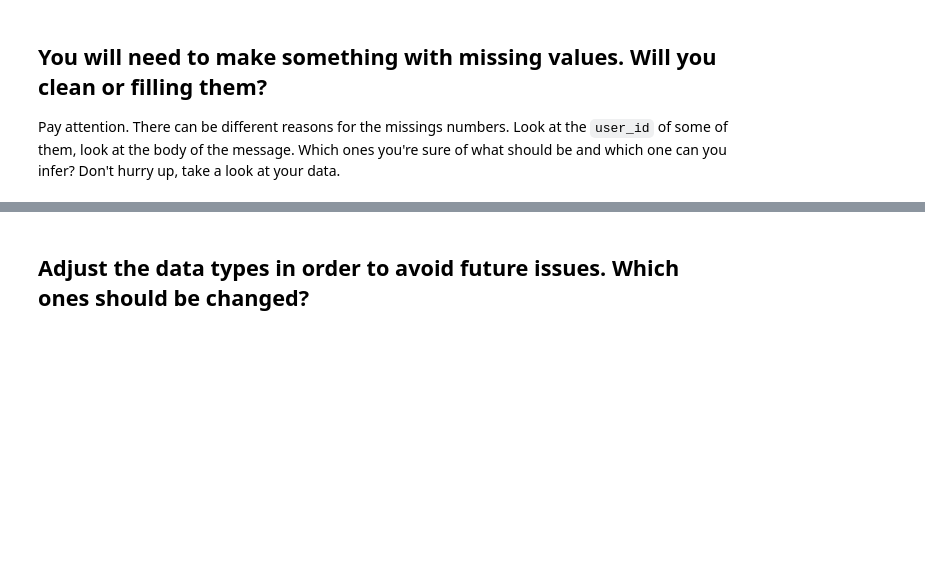
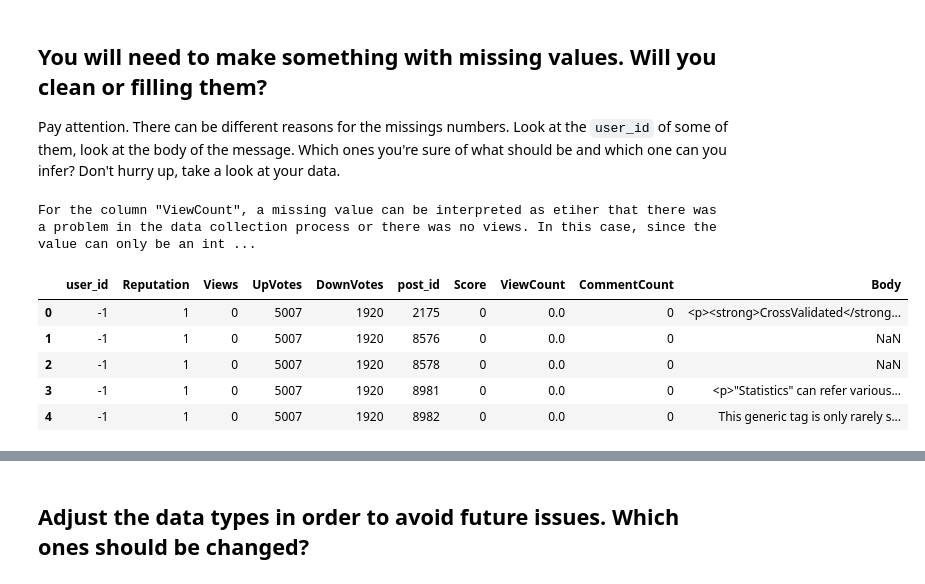
Before and after one commit to gabrielanakasato/ironhack-daft, a Jupyter notebook: labs/lab-w02/06-data-cleaning/your-code/data-cleaning-lab.ipynb, the cells around one changed output, grey strips where cells are left out. Drawn from its saved outputs; the diff is of its cells as text; code cells hidden in the pictures; blank space fills up the shorter version.

```diff
--- a/labs/lab-w02/06-data-cleaning/your-code/data-cleaning-lab.ipynb
+++ b/labs/lab-w02/06-data-cleaning/your-code/data-cleaning-lab.ipynb
@@ -455,3 +456,22 @@ missing_values_rows
 ## You will need to make something with missing values.  Will you clean or filling them?
 
 Pay attention. There can be different reasons for the missings numbers. Look at the `user_id` of some of them, look at the body of the message. Which ones you're sure of what should be and which one can you infer? Don't hurry up, take a look at your data.
+# %%
+# Solution for column 'ViewCount'
+print(f'For the column "ViewCount", a missing value can be interpreted as etiher that there was a problem in the',
+      f'data collection process or there was no views. In this case, since the value can only be an integer'
+      f'the NaN can be replaced by zeros.', sep=' ')
+
+# Repalce NaN with zero
+posts_from_users.ViewCount.fillna(0, inplace=True)
+
+# Check the result
+posts_from_users.head()
+# %% [output]
+For the column "ViewCount", a missing value can be interpreted as etiher that there was a problem in the data collection process or there was no views. In this case, since the value can only be an int ...
+|  | user_id | Reputation | Views | UpVotes | DownVotes | post_id | Score | ViewCount | CommentCount | Body |
+| 0 | -1 | 1 | 0 | 5007 | 1920 | 2175 | 0 | 0.0 | 0 | <p><strong>CrossValidated</strong... |
+| 1 | -1 | 1 | 0 | 5007 | 1920 | 8576 | 0 | 0.0 | 0 | NaN |
+| 2 | -1 | 1 | 0 | 5007 | 1920 | 8578 | 0 | 0.0 | 0 | NaN |
+| 3 | -1 | 1 | 0 | 5007 | 1920 | 8981 | 0 | 0.0 | 0 | <p>"Statistics" can refer various... |
+| 4 | -1 | 1 | 0 | 5007 | 1920 | 8982 | 0 | 0.0 | 0 | This generic tag is only rarely s... |
```
Also changed, not shown: parts of 6 cells of this notebook, 1 other file.
